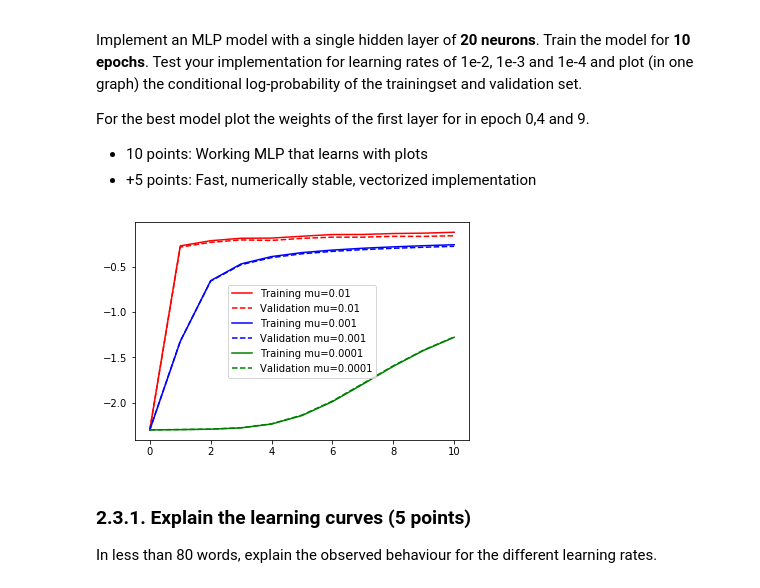
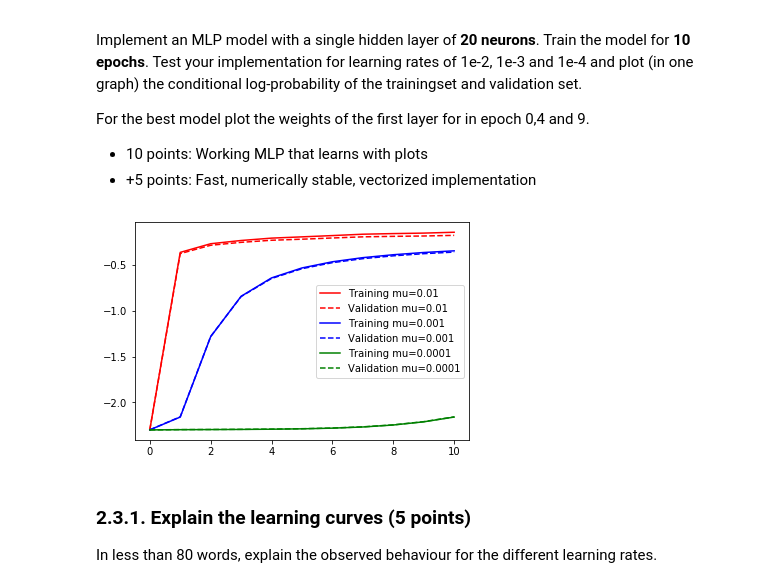
Before and after one commit to jurrew27/machine-learning, a Jupyter notebook: 11252138_10580467_lab2.ipynb, the cells around one changed output. Drawn from its saved outputs; the diff is of its cells as text; code cells hidden in the pictures.

Commit message:
fixed mini-batch gradient descent

```diff
--- a/11252138_10580467_lab2.ipynb
+++ b/11252138_10580467_lab2.ipynb
@@ -690,9 +690,13 @@ def forward(x, w, b, v, a):
 def backward(x, t, w, b, v, a):
     log_q, log_z, h = forward(x, w, b, v, a)
     log_p = log_q - log_z
+#     print(log_p)
 
     delta_q = - np.exp(log_q - log_z)
-    delta_q[:, t] += 1
+#     print(delta_q)
+#     print(t)
+    delta_q[np.arange(delta_q.shape[0]),t] += 1
+#     print(delta_q)
 
     delta_h = np.dot(delta_q, w.T)
 
@@ -710,10 +714,10 @@ def sgd_nn(x, t, w, b, v, a, mu, batch_size=1):
     for i in range(0, len(indices), batch_size):
         curr_indices = indices[i:i+batch_size]
         grad_w, grad_b, grad_v, grad_a = backward(x[curr_indices,:], t[curr_indices], w, b, v, a)
-        w += mu * grad_w
-        b += mu * grad_b
-        v += mu * grad_v
-        a += mu * grad_a
+        w += mu * grad_w / batch_size
+        b += mu * grad_b / batch_size
+        v += mu * grad_v / batch_size
+        a += mu * grad_a / batch_size
 
     return w, b, v, a
 # %%
@@ -724,7 +728,7 @@ def sgd_nn(x, t, w, b, v, a, mu, batch_size=1):
 # Plot the weights of the first layer.
 
 
-def train_nn(x_train, t_train, x_valid, t_valid, mu, epochs=10):
+def train_nn(x_train, t_train, x_valid, t_valid, mu, epochs=10, batch_size=1):
     w = np.random.normal(size=(20,10), scale=0.01)
     v = np.random.normal(size=(28*28,20), scale=0.01)
     b = np.zeros((10,))
@@ -733,7 +737,7 @@ def train_nn(x_train, t_train, x_valid, t_valid, mu, epochs=10):
     likelihood_train = [likelihood(x_train, t_train, w, b, v, a)]
     likelihood_valid = [likelihood(x_valid, t_valid, w, b, v, a)]
     for epoch in range(epochs):
-        w, b, v, a = sgd_nn(x_train, t_train, w, b, v, a, mu, 1)
+        w, b, v, a = sgd_nn(x_train, t_train, w, b, v, a, mu, batch_size)
 
         likelihood_train.append(likelihood(x_train, t_train, w, b, v, a))
         likelihood_valid.append(likelihood(x_valid, t_valid, w, b, v, a))
@@ -746,15 +750,17 @@ def train_nn(x_train, t_train, x_valid, t_valid, mu, epochs=10):
 # %%
 # plot the train and validation logp for all three learning rates in one figure
 
 plt.gca().set_color_cycle(['red', 'red', 'blue', 'blue', 'green', 'green'])
 vs = []
 for mu in [1e-2, 1e-3, 1e-4]:
-    w, b, v, a = train_nn(x_train, t_train, x_valid, t_valid, mu)
+    # Process multiple data points at the same time, i.e. mini-batch SGD.
+    # Speedup on our machine for batch size of 2: 80s -> 44s.
+    w, b, v, a = train_nn(x_train, t_train, x_valid, t_valid, mu, epochs=10, batch_size=2)
     vs.append(v)
 
 plt.show()
 # %% [output]
-[figure, old version]
+[figure, new version]
 # %% [markdown]
 ### 2.3.1. Explain the learning curves (5 points)
 In less than 80 words, explain the observed behaviour for the different learning rates.
```
